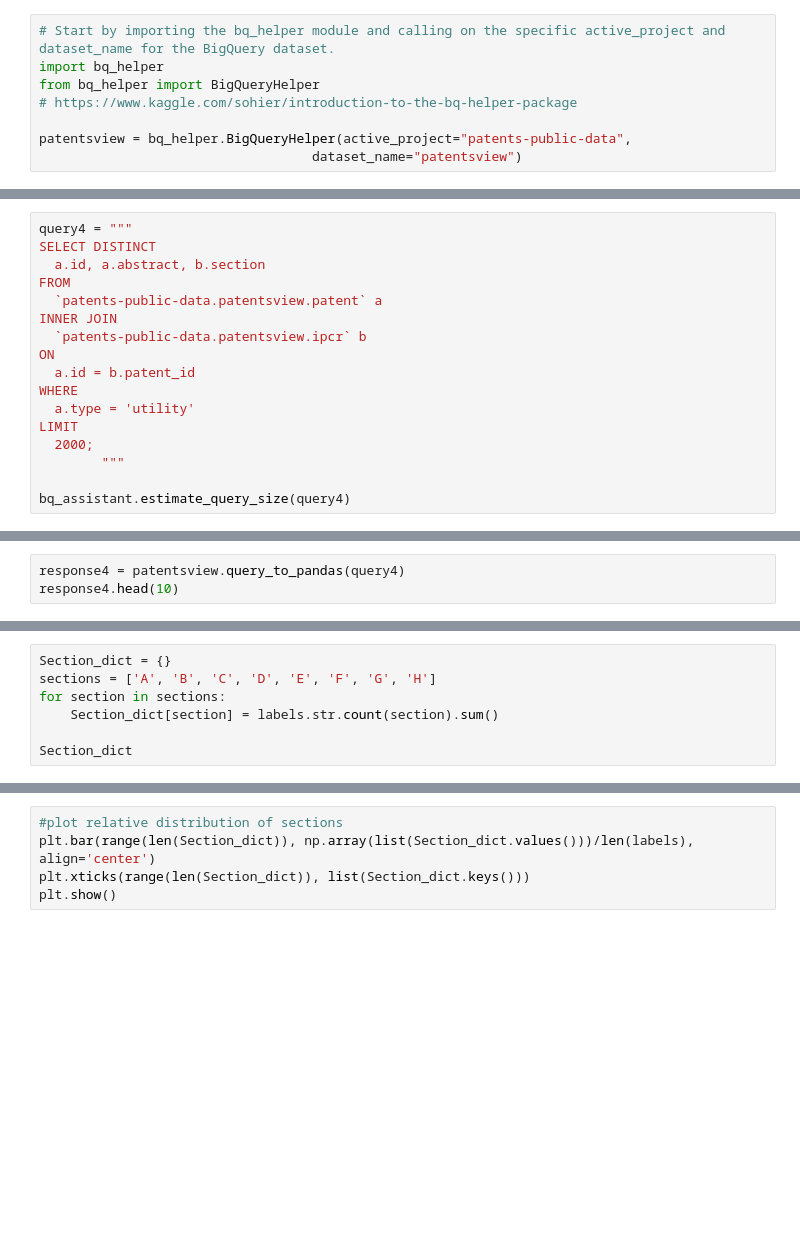
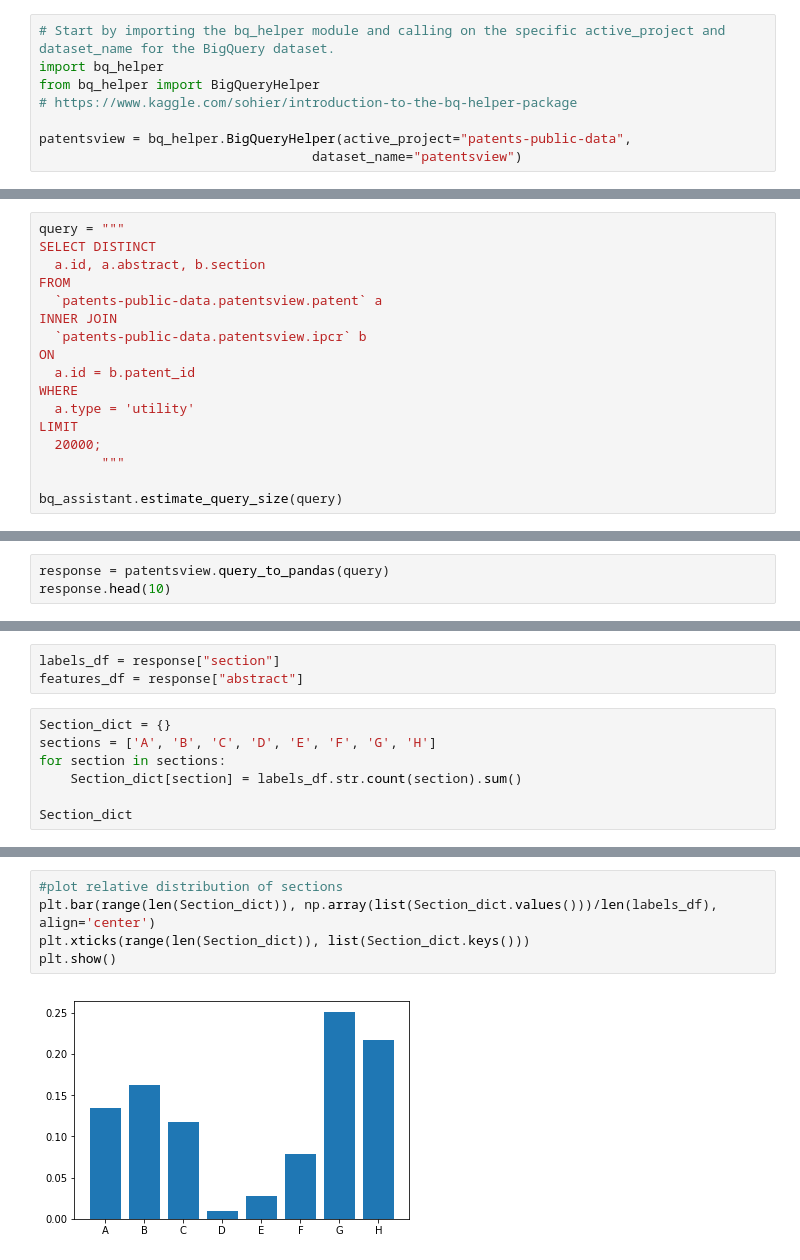
Before and after one commit to felixjohanlehmann/Kaggle, a Jupyter notebook: multi-class multi-label class. IPC of patents 2.ipynb, the cells around one changed output, grey strips where cells are left out. Cells and saved outputs as stored; diff of their text form; blank space fills up the shorter version.

```diff
--- a/multi-class multi-label class. IPC of patents 2.ipynb
+++ b/multi-class multi-label class. IPC of patents 2.ipynb
@@ -42,7 +108,7 @@ bq_assistant.table_schema("ipcr")
 
 https://en.wikipedia.org/wiki/International_Patent_Classification
 # %%
-query4 = """
+query = """
 SELECT DISTINCT
   a.id, a.abstract, b.section
 FROM
@@ -54,7 +120,7 @@ ON
 WHERE
   a.type = 'utility'
 LIMIT
-  2000;
+  20000;
         """
 
-bq_assistant.estimate_query_size(query4)
+bq_assistant.estimate_query_size(query)
@@ -61,3 +129,3 @@ bq_assistant.estimate_query_size(query4)
 # %%
-response4 = patentsview.query_to_pandas(query4)
-response4.head(10)
+response = patentsview.query_to_pandas(query)
+response.head(10)
@@ -69,7 +148,10 @@ features = response4["abstract"]
+# %%
+labels_df = response["section"]
+features_df = response["abstract"]
 # %%
 Section_dict = {}
 sections = ['A', 'B', 'C', 'D', 'E', 'F', 'G', 'H']
 for section in sections:
-    Section_dict[section] = labels.str.count(section).sum()
+    Section_dict[section] = labels_df.str.count(section).sum()
 
 Section_dict
@@ -84,6 +179,8 @@ plt.show()
 # %%
 #plot relative distribution of sections
-plt.bar(range(len(Section_dict)), np.array(list(Section_dict.values()))/len(labels), align='center')
+plt.bar(range(len(Section_dict)), np.array(list(Section_dict.values()))/len(labels_df), align='center')
 plt.xticks(range(len(Section_dict)), list(Section_dict.keys()))
 plt.show()
+# %% [output]
+[figure, added]
 # %%
```
Also changed, not shown: parts of 36 cells of this notebook.
